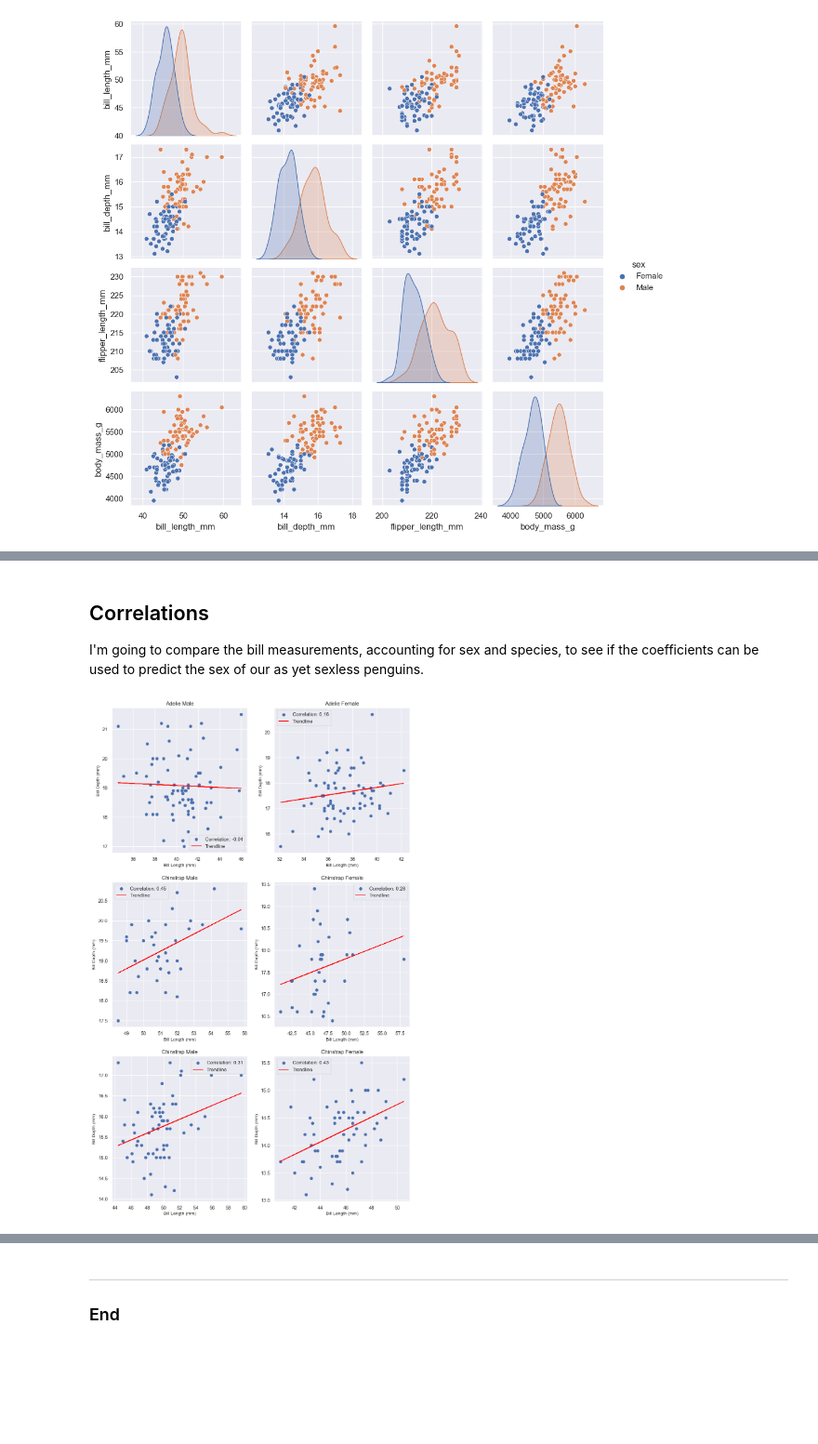
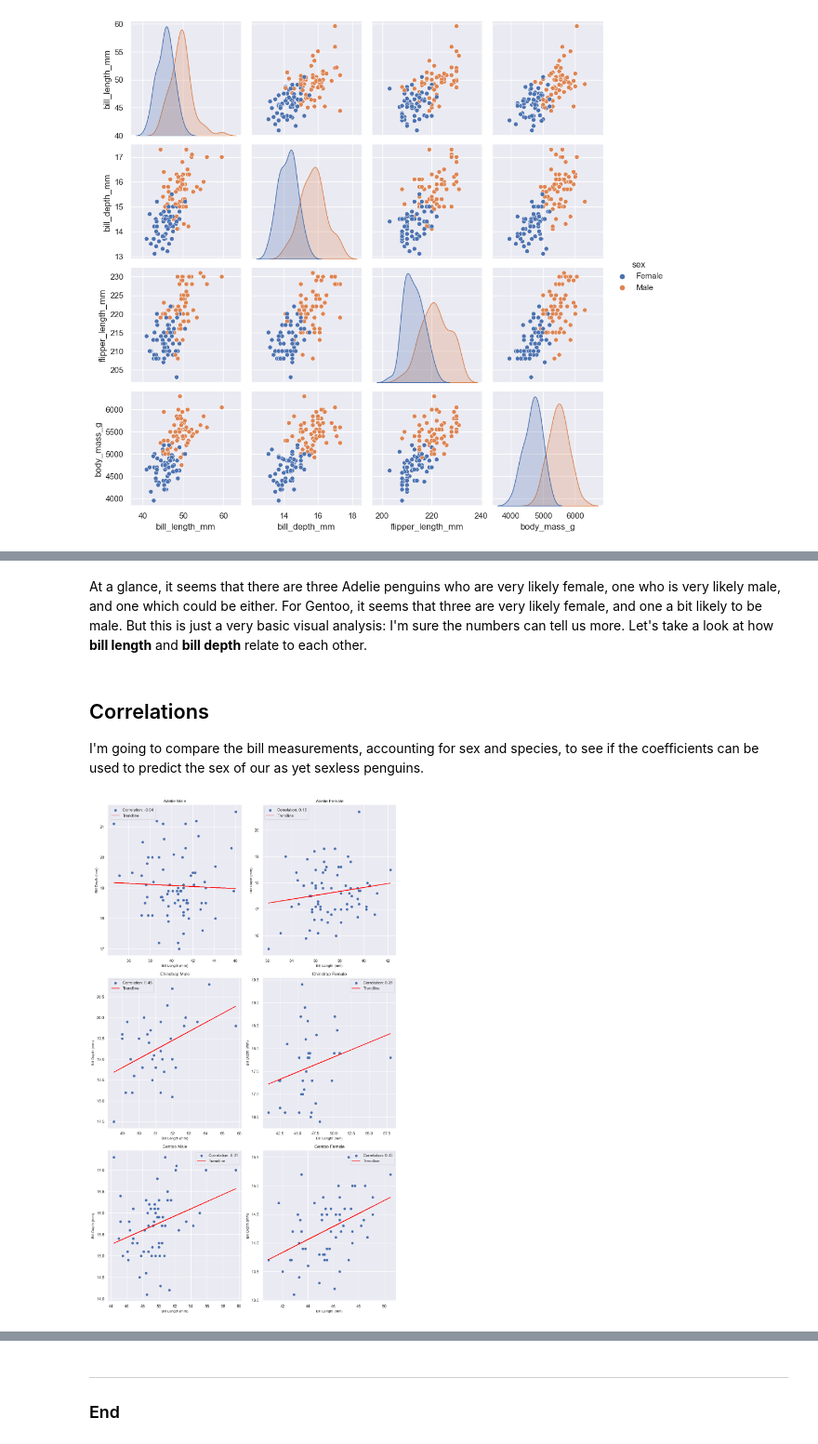
Before and after one commit to JBnkn/8634-data-analytics, a Jupyter notebook: penguins.ipynb, the cells around one changed output, grey strips where cells are left out. Shown at 93% size. Cells and saved outputs as stored; diff of their text form; code cells hidden in the pictures; blank space fills up the shorter version.

```diff
--- a/penguins.ipynb
+++ b/penguins.ipynb
@@ -192,3 +273,5 @@ Now, I'm going to take a look at some correlations in this data to see if it can
+# %% [markdown]
+At a glance, it seems that there are three Adelie penguins who are very likely female, one who is very likely male, and one which could be either. For Gentoo, it seems that three are very likely female, and one a bit likely to be male. But this is just a very basic visual analysis: I'm sure the numbers can tell us more. Let's take a look at how **bill length** and **bill depth** relate to each other.
 # %% [markdown]
 ## Correlations
 I'm going to compare the bill measurements, accounting for sex and species, to see if the coefficients can be used to predict the sex of our as yet sexless penguins.
@@ -252,37 +335,37 @@ axs[1,1].set_xlabel('Bill Length (mm)', fontsize=10)
 axs[1,1].set_ylabel('Bill Depth (mm)', fontsize=10)
 axs[1,1].set_title('Chinstrap Female')
 
 # Gentoo Male subplot
 male_df = gentoo_df[gentoo_df['sex'] == 'Male']
 x_male = male_df['bill_length_mm']
 y_male = male_df['bill_depth_mm']
 axs[2,0].scatter(x_male, y_male)
 m_male, b_male = np.polyfit(x_male, y_male, 1)
 axs[2,0].plot(x_male, m_male * x_male + b_male, color='red', label='Trendline')
 correlation_coefficient_male = np.corrcoef(x_male, y_male)[0, 1]
 correlation_label_male = 'Correlation: {:.2f}'.format(correlation_coefficient_male)
 axs[2,0].legend([correlation_label_male, 'Trendline'])
 axs[2,0].set_xlabel('Bill Length (mm)', fontsize=10)
 axs[2,0].set_ylabel('Bill Depth (mm)', fontsize=10)
-axs[2,0].set_title('Chinstrap Male')
+axs[2,0].set_title('Gentoo Male')
 
 # Gentoo Female subplot
 female_df = gentoo_df[gentoo_df['sex'] == 'Female']
 x_female = female_df['bill_length_mm']
 y_female = female_df['bill_depth_mm']
 axs[2,1].scatter(x_female, y_female)
 m_female, b_female = np.polyfit(x_female, y_female, 1)
 axs[2,1].plot(x_female, m_female * x_female + b_female, color='red', label='Trendline')
 correlation_coefficient_female = np.corrcoef(x_female, y_female)[0, 1]
 correlation_label_female = 'Correlation: {:.2f}'.format(correlation_coefficient_female)
 axs[2,1].legend([correlation_label_female, 'Trendline'])
 axs[2,1].set_xlabel('Bill Length (mm)', fontsize=10)
 axs[2,1].set_ylabel('Bill Depth (mm)', fontsize=10)
-axs[2,1].set_title('Chinstrap Female')
+axs[2,1].set_title('Gentoo Female')
 
-plt.show()
+plt.tight_layout()
 # %% [output]
-[figure, old version]
+[figure, new version]
 # %% [markdown]
 **TEMPORARY - DELETE BEFORE SUBMISSION**
 Resources to be reviewed in the course of my analysis:
```
Also changed, not shown: parts of 23 cells of this notebook, 1 other file.
